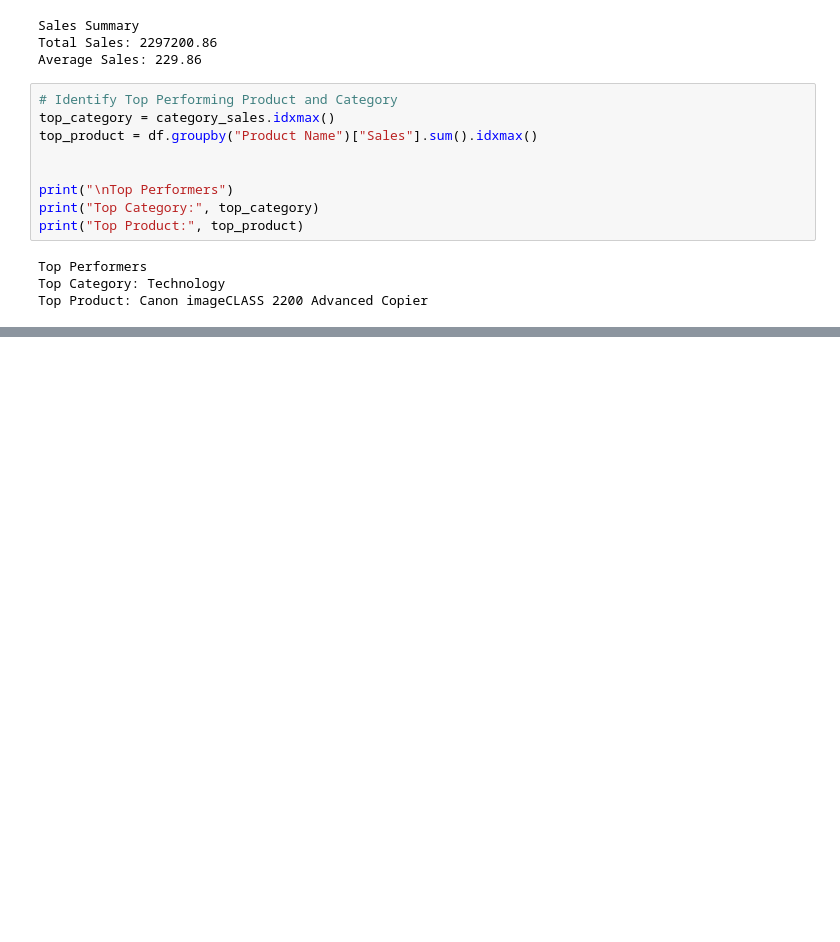
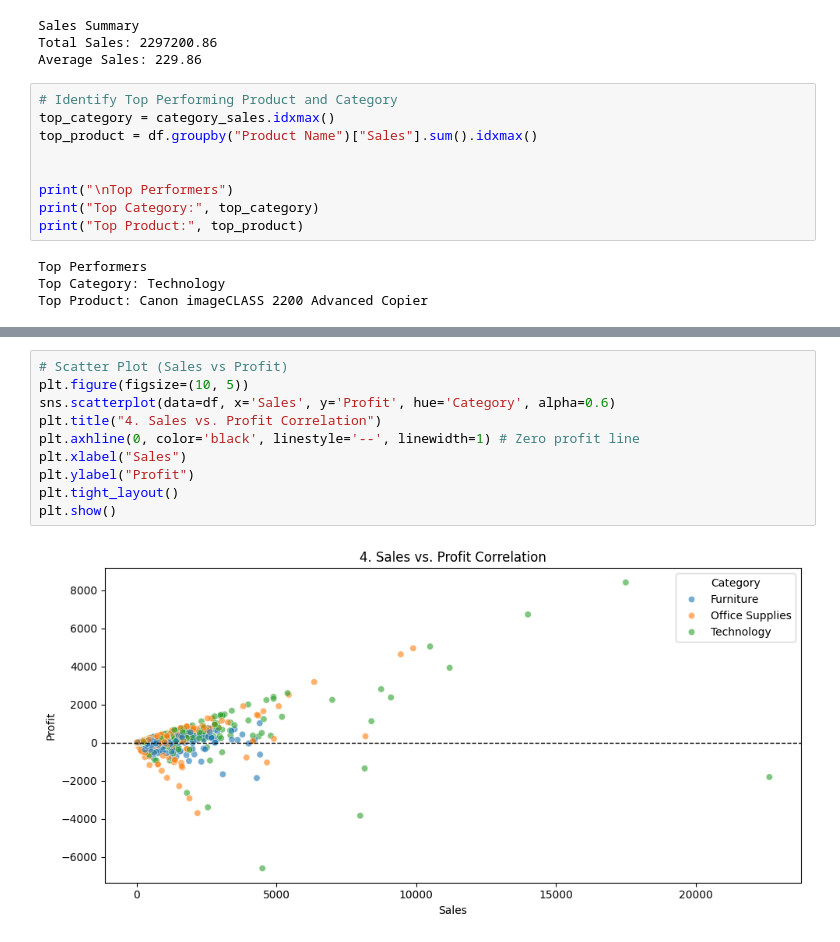
Before and after one commit to shantanumondal05/DataScience-Internship-Project, a Jupyter notebook: sales_data_analysis.ipynb, the cells around one changed output, grey strips where cells are left out. Cells and saved outputs as stored; diff of their text form; blank space fills up the shorter version.

```diff
--- a/sales_data_analysis.ipynb
+++ b/sales_data_analysis.ipynb
@@ -91,0 +126,12 @@ Top Product: Canon imageCLASS 2200 Advanced Copier
+# %%
+# Scatter Plot (Sales vs Profit)
+plt.figure(figsize=(10, 5))
+sns.scatterplot(data=df, x='Sales', y='Profit', hue='Category', alpha=0.6)
+plt.title("4. Sales vs. Profit Correlation")
+plt.axhline(0, color='black', linestyle='--', linewidth=1) # Zero profit line
+plt.xlabel("Sales")
+plt.ylabel("Profit")
+plt.tight_layout()
+plt.show()
+# %% [output]
+[figure, added]
```
Also changed, not shown: parts of 4 cells of this notebook.
